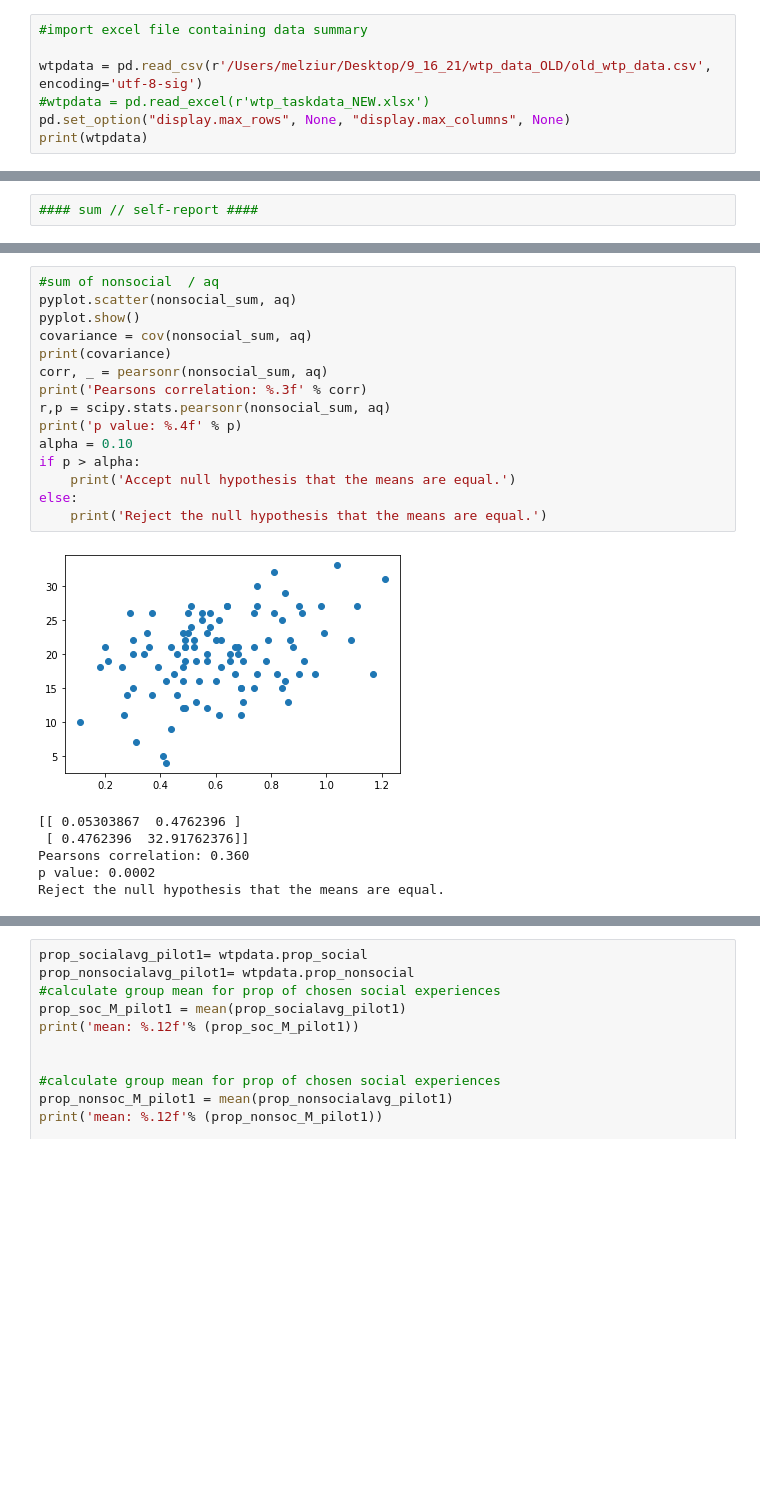
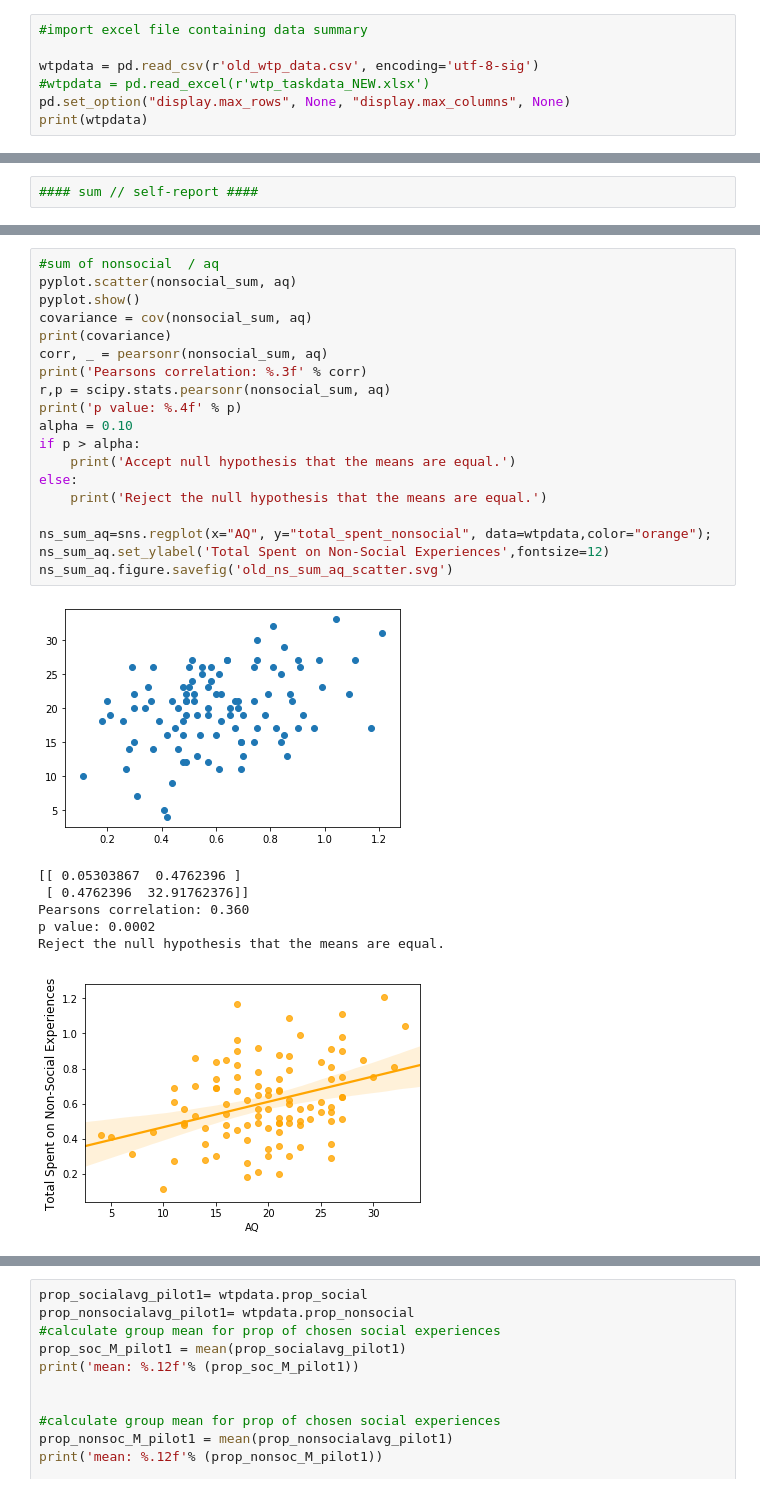
Before and after one commit to fareri-lab/WTP_CardTask, a Jupyter notebook: data/updated_9_2021_oldWTPdata.ipynb, the cells around one changed output, grey strips where cells are left out. Cells and saved outputs as stored; diff of their text form; blank space fills up the shorter version.

```diff
--- a/data/updated_9_2021_oldWTPdata.ipynb
+++ b/data/updated_9_2021_oldWTPdata.ipynb
@@ -16,7 +16,7 @@ import seaborn as sns
 # %%
 #import excel file containing data summary
 
-wtpdata = pd.read_csv(r'/Users/melziur/Desktop/9_16_21/wtp_data_OLD/old_wtp_data.csv', encoding='utf-8-sig')
+wtpdata = pd.read_csv(r'old_wtp_data.csv', encoding='utf-8-sig')
 #wtpdata = pd.read_excel(r'wtp_taskdata_NEW.xlsx')
 pd.set_option("display.max_rows", None, "display.max_columns", None)
 print(wtpdata)
@@ -492,25 +561,30 @@ Reject the null hypothesis that the means are equal.
 # %%
 #sum of nonsocial  / aq
 pyplot.scatter(nonsocial_sum, aq)
 pyplot.show()
 covariance = cov(nonsocial_sum, aq)
 print(covariance)
 corr, _ = pearsonr(nonsocial_sum, aq)
 print('Pearsons correlation: %.3f' % corr)
 r,p = scipy.stats.pearsonr(nonsocial_sum, aq)
 print('p value: %.4f' % p)
 alpha = 0.10
 if p > alpha:
 	print('Accept null hypothesis that the means are equal.')
 else:
     print('Reject the null hypothesis that the means are equal.')
+
+ns_sum_aq=sns.regplot(x="AQ", y="total_spent_nonsocial", data=wtpdata,color="orange");
+ns_sum_aq.set_ylabel('Total Spent on Non-Social Experiences',fontsize=12)
+ns_sum_aq.figure.savefig('old_ns_sum_aq_scatter.svg')
 # %% [output]
-[figure, old version]
+[figure, new version]
 [[ 0.05303867  0.4762396 ]
  [ 0.4762396  32.91762376]]
 Pearsons correlation: 0.360
 p value: 0.0002
 Reject the null hypothesis that the means are equal.
+[figure, added]
 # %%
 #import excel file containing data summary
 
```
Also changed, not shown: parts of 27 cells of this notebook, 1 other file.
